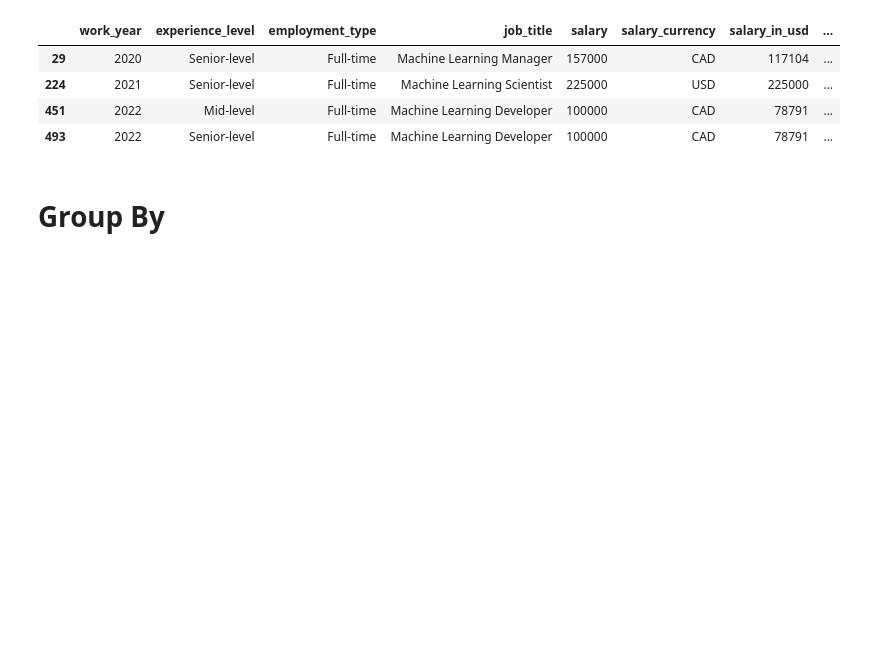
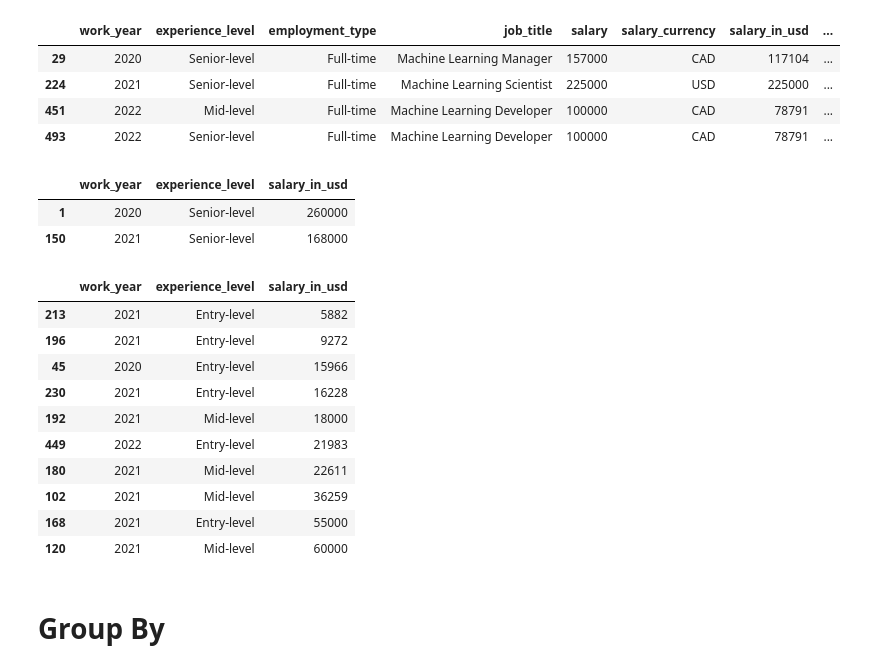
Before and after one commit to farrasreswara21/Exploratory-Data-Analysis, a Jupyter notebook: DS Salary EDA.ipynb, the cells around one changed output. Saved outputs shown, nothing was run; the diff lists cells and outputs as text; code cells hidden in the pictures; blank space fills up the shorter version.

Commit message:
new filter code

```diff
--- a/DS Salary EDA.ipynb
+++ b/DS Salary EDA.ipynb
@@ -188,6 +188,30 @@ new_df[(new_df.job_title.str.contains('machine', case=False)) & (new_df.company_
 | 224 | 2021 | Senior-level | Full-time | Machine Learning Scientist | 225000 | USD | 225000 | ... |
 | 451 | 2022 | Mid-level | Full-time | Machine Learning Developer | 100000 | CAD | 78791 | ... |
 | 493 | 2022 | Senior-level | Full-time | Machine Learning Developer | 100000 | CAD | 78791 | ... |
+# %%
+filter1 = (new_df['company_location'] == 'JP') & (new_df['salary_in_usd'] > 100000)
+new_df.loc[filter1, ['work_year', 'experience_level', 'salary_in_usd']]
+# %% [output]
+|  | work_year | experience_level | salary_in_usd |
+| 1 | 2020 | Senior-level | 260000 |
+| 150 | 2021 | Senior-level | 168000 |
+# %%
+# print(new_df.job_title.unique)
+job = ['ML Engineer', 'BI Data Analyst', 'Big Data Engineer']
+filter2 = new_df['job_title'].isin(job)
+new_df.loc[filter2,  ['work_year', 'experience_level', 'salary_in_usd']].sort_values(by = 'salary_in_usd').head(10)
+# %% [output]
+|  | work_year | experience_level | salary_in_usd |
+| 213 | 2021 | Entry-level | 5882 |
+| 196 | 2021 | Entry-level | 9272 |
+| 45 | 2020 | Entry-level | 15966 |
+| 230 | 2021 | Entry-level | 16228 |
+| 192 | 2021 | Mid-level | 18000 |
+| 449 | 2022 | Entry-level | 21983 |
+| 180 | 2021 | Mid-level | 22611 |
+| 102 | 2021 | Mid-level | 36259 |
+| 168 | 2021 | Entry-level | 55000 |
+| 120 | 2021 | Mid-level | 60000 |
 # %% [markdown]
 # Group By
 # %% [markdown]
```
